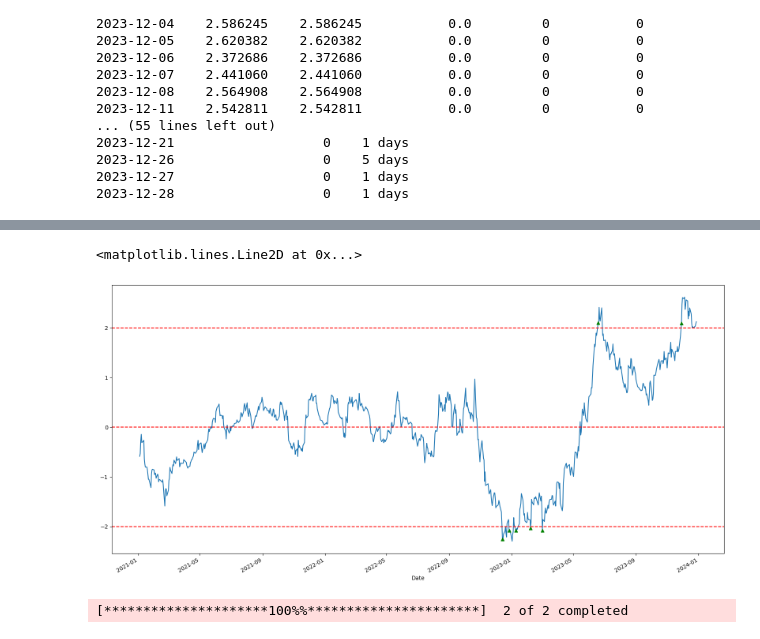
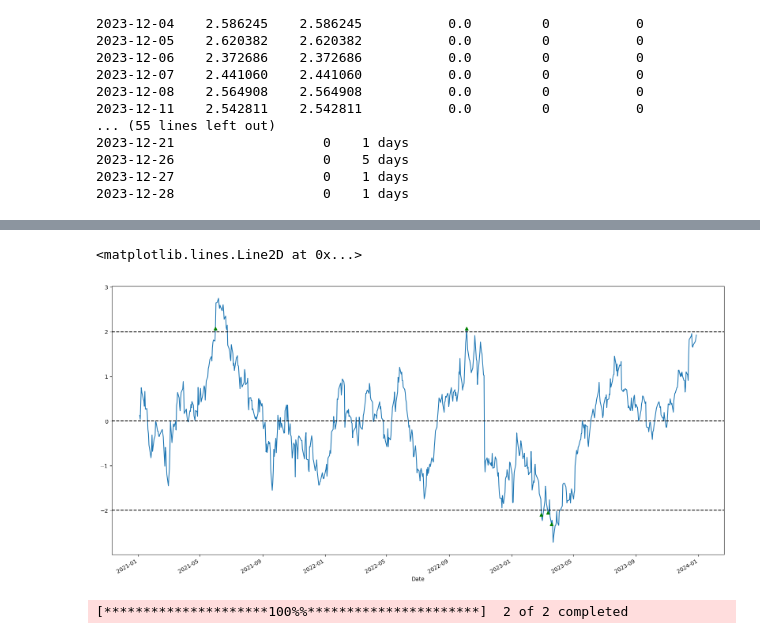
Before and after one commit to netofigueira/pairs_trading, a Jupyter notebook: pairs_trading.ipynb, the cells around one changed output, grey strips where cells are left out. Drawn from its saved outputs; the diff is of its cells as text; code cells hidden in the pictures.

```diff
--- a/pairs_trading.ipynb
+++ b/pairs_trading.ipynb
@@ -497,0 +488,21 @@ norm_resid.plot()
+# %%
+import pandas as pd
+
+# Assuming you have a Pandas Series named 'dates_series'
+# with datetime objects
+
+# Example Series
+dates_series = pd.Series([
+    pd.Timestamp('2022-01-01'),
+    pd.Timestamp('2022-01-05'),
+    pd.Timestamp('2022-01-10'),
+    pd.Timestamp('2022-01-15')
+])
+
+# Your variable date
+variable_date = pd.Timestamp('2022-01-08')
+
+# Find the closest date
+closest_date = dates_series.iloc[(dates_series - variable_date).abs().idxmin()]
+
+print("Closest date:", closest_date)
@@ -563,5 +560,5 @@ AttributeError: 'DataFrame' object has no attribute 'total'
 # %%
-p1, p2 = base_teste["BBAS3.SA"], base_teste["BBSE3.SA"]
+p1, p2 = base_teste["BBDC4.SA"], base_teste["PRIO3.SA"]
 # %%
 beta, alpha, resid = ols(p1, p2)
 half_life = math.ceil(calc_half_life(resid))
@@ -676,0 +671,4 @@ x = get_crossing_barriers(norm_resid=norm_resid)
+# %%
+x['exit_up'] = 0
+x['exit_price_long_up'] = 0
+x['exit_price_short_up'] = 0
@@ -817,18 +872,18 @@ x[x.entrada_up !=0]
 # %%
 x.norm_resid.plot(figsize=(20,10))
 
 
-x.entrada_up[(x.entrada_up != 0)].plot(color='g', linestyle='None', marker='^')
-x.entrada_down[(x.entrada_down != 0)].plot(color='g', linestyle='None', marker='^')
-x.saida_up[(x.saida_up != 0)].plot(color='darkblue', linestyle='None', marker='v')
-x.saida_down[(x.saida_down != 0)].plot(color='darkblue', linestyle='None', marker='v')
+x.entry_up[(x.entry_up != 0)].plot(color='g', linestyle='None', marker='^')
+x.entry_down[(x.entry_down != 0)].plot(color='g', linestyle='None', marker='^')
+#x.saida_up[(x.saida_up != 0)].plot(color='darkblue', linestyle='None', marker='v')
+#x.saida_down[(x.saida_down != 0)].plot(color='darkblue', linestyle='None', marker='v')
 
-plt.axhline(y=norm_resid.mean(), color='r', linestyle='--')
-plt.axhline(y=2, color='r', linestyle='--')
-plt.axhline(y=-2, color='r', linestyle='--')
+plt.axhline(y=norm_resid.mean(), color='black', linestyle='--')
+plt.axhline(y=2, color='black', linestyle='--')
+plt.axhline(y=-2, color='black', linestyle='--')
 # %% [output]
 <matplotlib.lines.Line2D at 0x...>
-[figure, old version]
+[figure, new version]
 # %%
 vale_brap = yf.download(["BBAS3.SA", "ITUB4.SA"], start="2018-01-01", end="2019-01-31")
 # %% [output]
```
Also changed, not shown: parts of 27 cells of this notebook.
